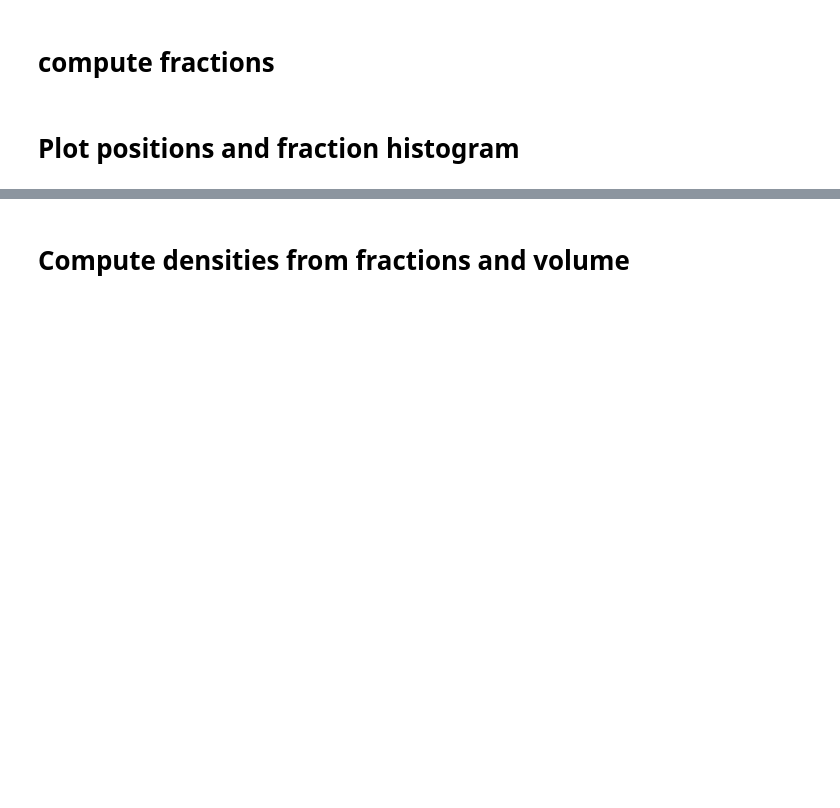
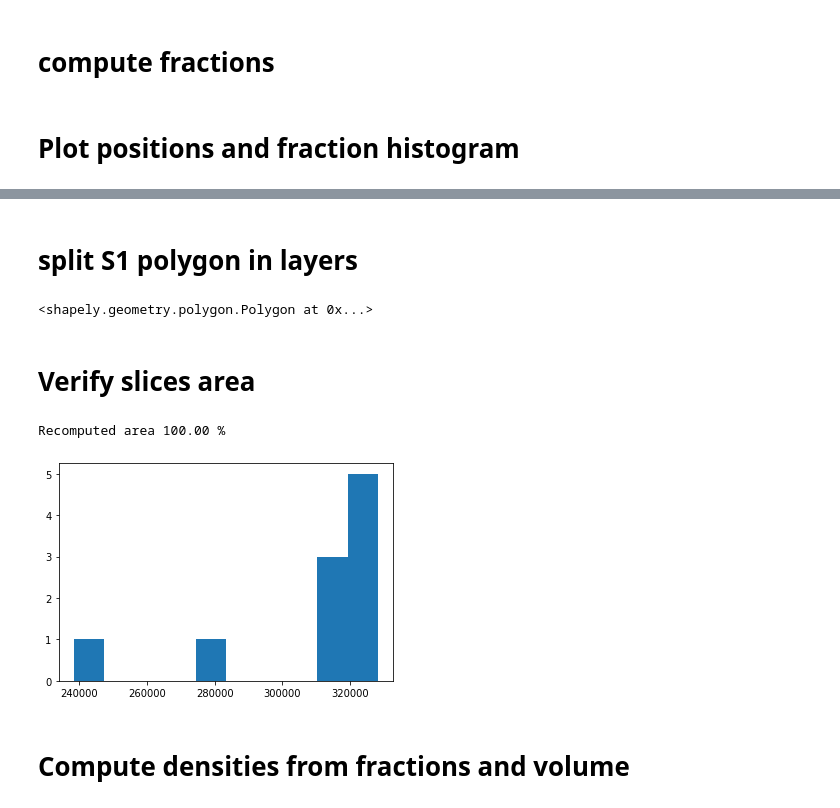
Before and after one commit to jacquemi-bbp/rat_sscx_nissl_analysis, a Jupyter notebook: notebook/rat_SSCX_Nissl_processing.ipynb, the cells around one changed output, grey strips where cells are left out. Saved outputs shown, nothing was run; the diff lists cells and outputs as text; code cells hidden in the pictures; blank space fills up the shorter version.

```diff
--- a/notebook/rat_SSCX_Nissl_processing.ipynb
+++ b/notebook/rat_SSCX_Nissl_processing.ipynb
@@ -133,0 +98,16 @@ plt.hist(areas)
+# %%
+slice_y_length = s1_length / nb_slice
+split_lines_y_coord = np.arange(s1_button + slice_y_length, s1_top, slice_y_length)
+
+s1_x_min = 0.#s1_coordinates[:,0].min()
+s1_x_max = 15000# s1_coordinates[:,0].max()
+split_lines = []
+for split_line_y_coord in split_lines_y_coord:
+    split_lines.append(LineString([[s1_x_min-1, split_line_y_coord], [s1_x_max+1, split_line_y_coord]]))
+# %% [markdown]
+# split S1 polygon in layers
+# %%
+s1_polygon = Polygon(s1_coordinates)
+s1_polygon
+# %% [output]
+<shapely.geometry.polygon.Polygon at 0x...>
@@ -134,3 +123,15 @@ plt.hist(areas)
+# %% [markdown]
+# Verify slices area
+# %%
+split_polygon_areas = [polygon.area for polygon in split_polygons]
+total_area = sum(split_polygon_areas)
+print('Recomputed area {:.2f} %'.format((total_area / s1_polygon.area) * 100))
+# %% [output]
+Recomputed area 100.00 %
+# %%
+_= plt.hist(split_polygon_areas)
+# %% [output]
+[figure, added]
 # %% [markdown]
 # Compute densities from fractions and volume
 # %%
```
Also changed, not shown: parts of 28 cells of this notebook.
